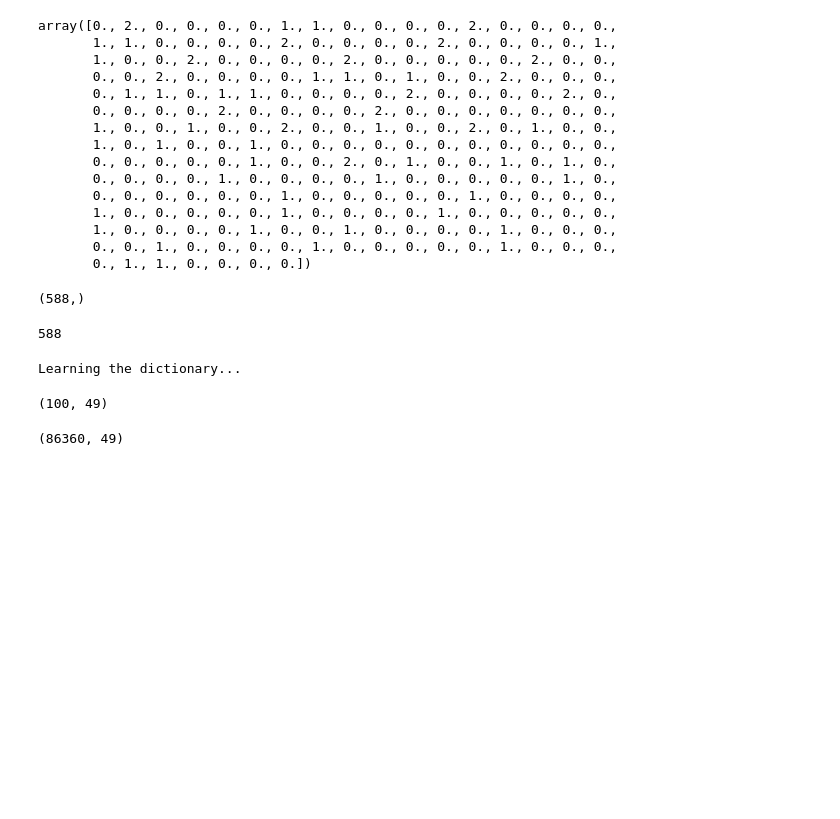
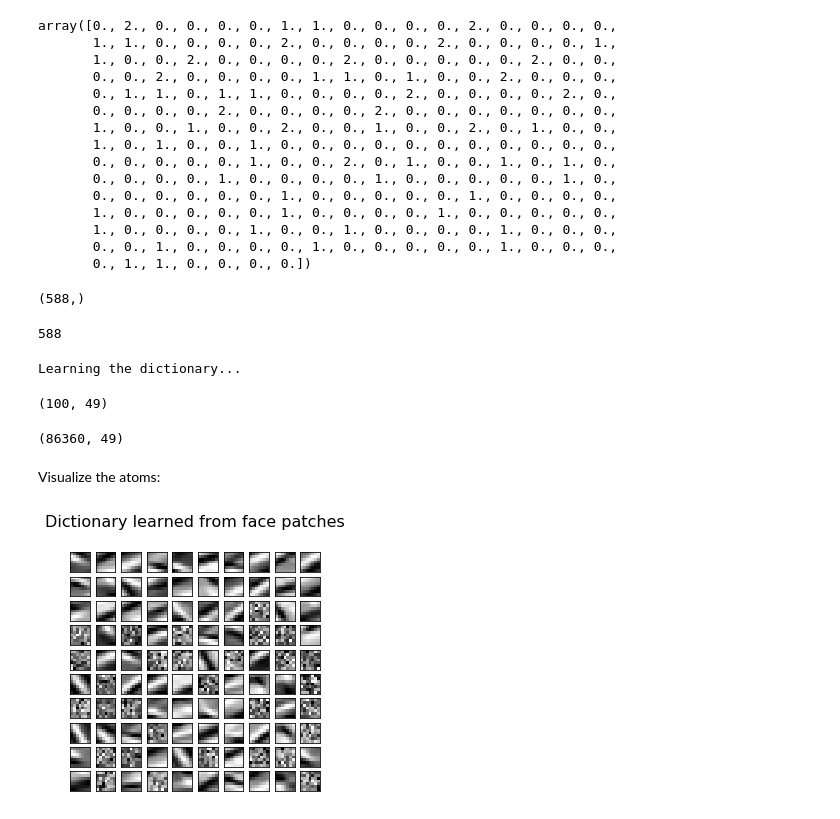
Before and after one commit to SudeshnaBora/Computer_Vision, a Jupyter notebook: code/Learning Phase.ipynb, the cells around one changed output. Drawn from its saved outputs; the diff is of its cells as text; code cells hidden in the pictures; blank space fills up the shorter version.

```diff
--- a/code/Learning Phase.ipynb
+++ b/code/Learning Phase.ipynb
@@ -209,7 +209,7 @@ y_i.shape
 588
 # %%
 print('Learning the dictionary...')
-dico = MiniBatchDictionaryLearning(n_components=100, alpha=1, n_iter=50)
+dico = MiniBatchDictionaryLearning(n_components=100, alpha=1, n_iter=500)
 V = dico.fit(patches_x).components_
 # %% [output]
 Learning the dictionary...
@@ -223,0 +226,14 @@ patches_x.shape
+# %% [markdown]
+Visualize the atoms:
+# %%
+plt.figure(figsize=(4.2, 4))
+for i, comp in enumerate(V[:100]):
+    plt.subplot(10, 10, i + 1)
+    plt.imshow(comp.reshape(patch_size), cmap=plt.cm.gray_r,
+               interpolation='nearest')
+    plt.xticks(())
+    plt.yticks(())
+plt.suptitle('Dictionary learned from face patches\n', fontsize=16)
+plt.subplots_adjust(0.08, 0.02, 0.92, 0.85, 0.08, 0.23)
+# %% [output]
+[figure, added]
```
Also changed, not shown: parts of 1 cell of this notebook.
